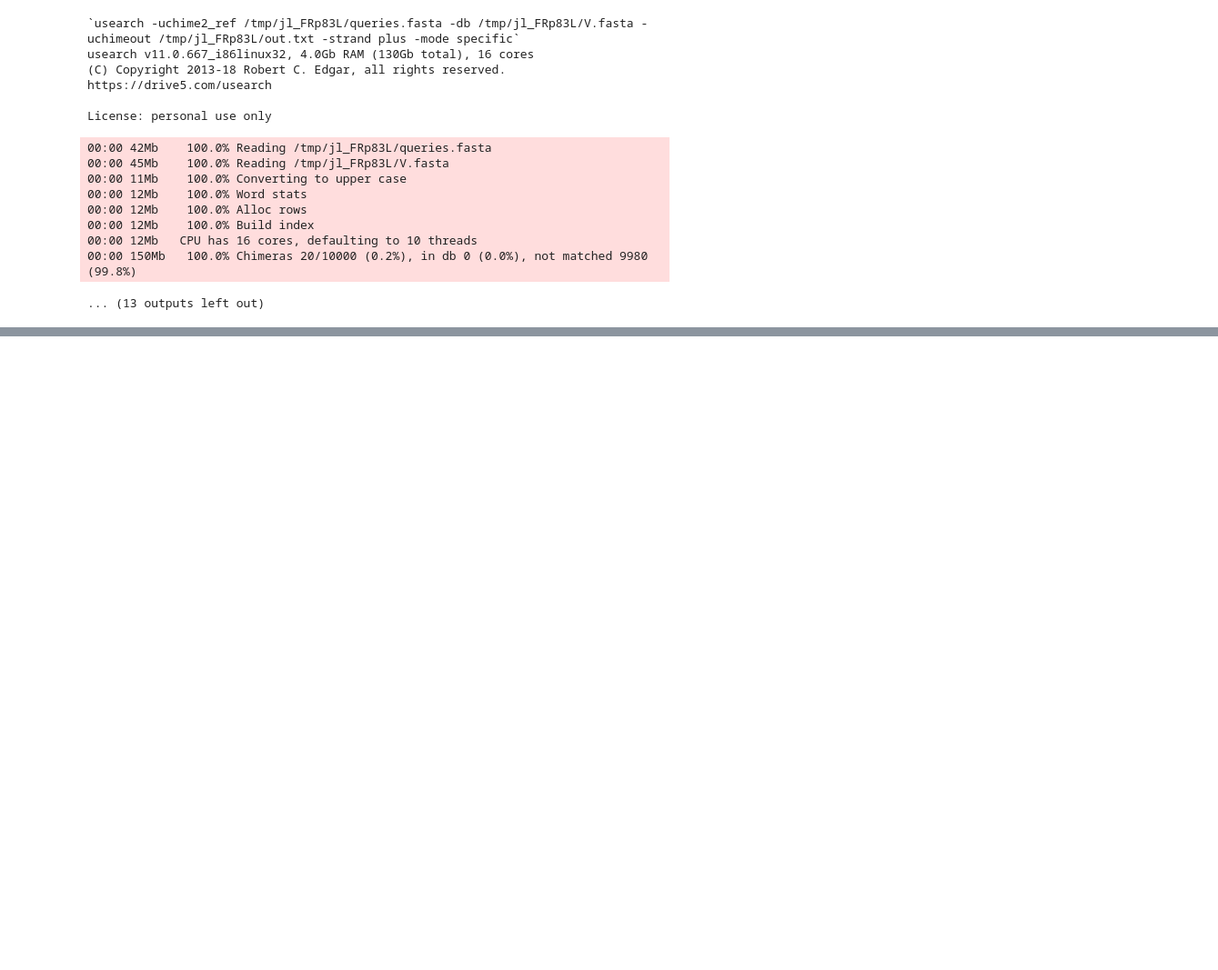
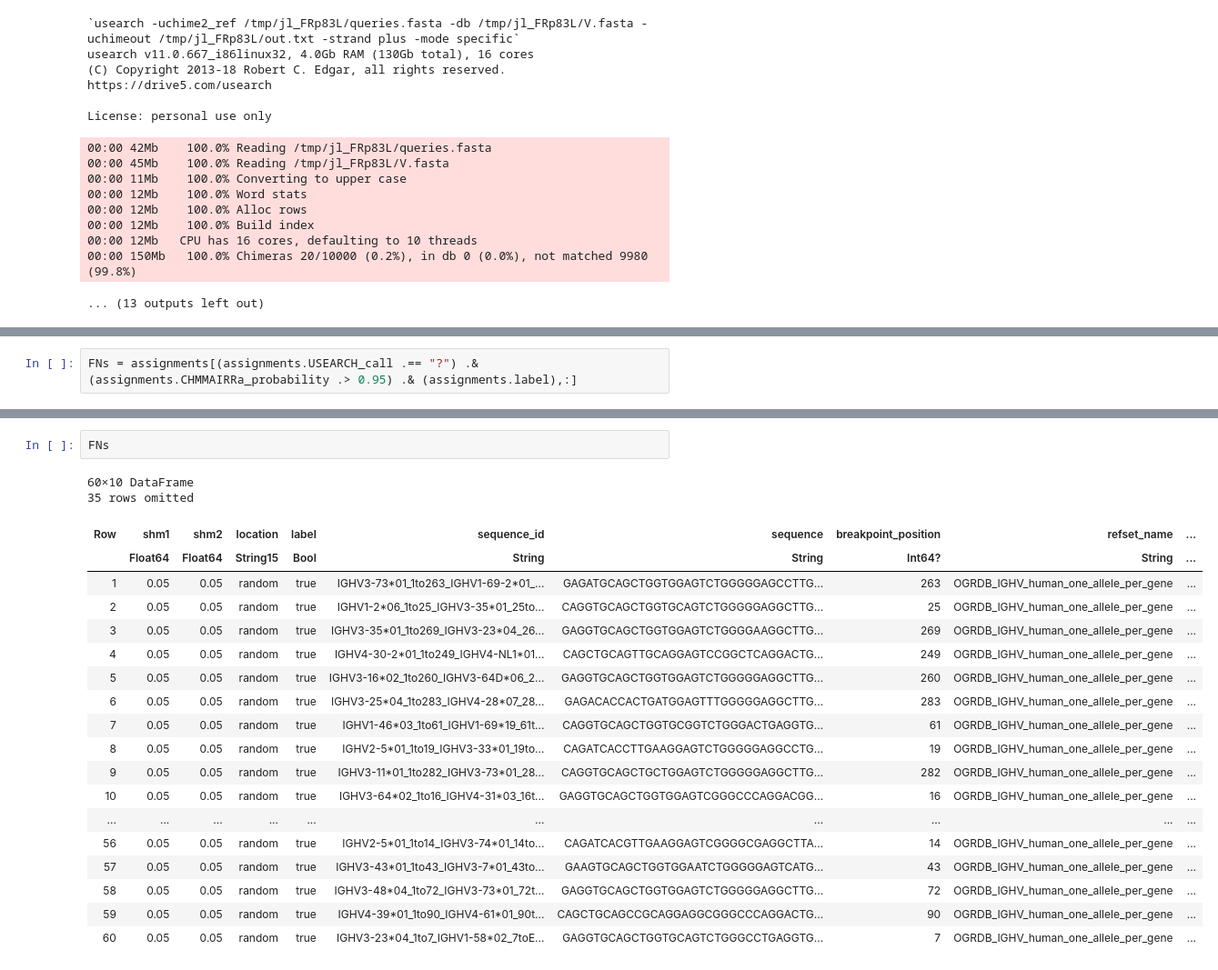
Before and after one commit to MurrellGroup/CHMMAIRRaAnalyses, a Jupyter notebook: notebooks/simulations.ipynb, the cells around one changed output, grey strips where cells are left out. Shown at 91% size. Drawn from its saved outputs; the diff is of its cells as text; blank space fills up the shorter version.

```diff
--- a/notebooks/simulations.ipynb
+++ b/notebooks/simulations.ipynb
@@ -1364,0 +2163,2 @@ end
+# %%
+FNs = assignments[(assignments.USEARCH_call .== "?") .& (assignments.CHMMAIRRa_probability .> 0.95) .& (assignments.label),:]
@@ -1364,0 +2176,23 @@ end
+# %%
+FNs
+# %% [output]
+60×10 DataFrame
+35 rows omitted
+| Row | shm1 | shm2 | location | label | sequence_id | sequence | breakpoint_position | refset_name | ... |
+|  | Float64 | Float64 | String15 | Bool | String | String | Int64? | String | ... |
+| 1 | 0.05 | 0.05 | random | true | IGHV3-73*01_1to263_IGHV1-69-2*01_... | GAGATGCAGCTGGTGGAGTCTGGGGGAGCCTTG... | 263 | OGRDB_IGHV_human_one_allele_per_gene | ... |
+| 2 | 0.05 | 0.05 | random | true | IGHV1-2*06_1to25_IGHV3-35*01_25to... | CAGGTGCAGCTGGTGCAGTCTGGGGGAGGCTTG... | 25 | OGRDB_IGHV_human_one_allele_per_gene | ... |
+| 3 | 0.05 | 0.05 | random | true | IGHV3-35*01_1to269_IGHV3-23*04_26... | GAGGTGCAGCTGGTGGAGTCTGGGGAAGGCTTG... | 269 | OGRDB_IGHV_human_one_allele_per_gene | ... |
+| 4 | 0.05 | 0.05 | random | true | IGHV4-30-2*01_1to249_IGHV4-NL1*01... | CAGCTGCAGTTGCAGGAGTCCGGCTCAGGACTG... | 249 | OGRDB_IGHV_human_one_allele_per_gene | ... |
+| 5 | 0.05 | 0.05 | random | true | IGHV3-16*02_1to260_IGHV3-64D*06_2... | GAGGTGCAGCTGGTGGAGTCTGGGGGAGGCTTG... | 260 | OGRDB_IGHV_human_one_allele_per_gene | ... |
+| 6 | 0.05 | 0.05 | random | true | IGHV3-25*04_1to283_IGHV4-28*07_28... | GAGACACCACTGATGGAGTTTGGGGGAGGCTTG... | 283 | OGRDB_IGHV_human_one_allele_per_gene | ... |
+| 7 | 0.05 | 0.05 | random | true | IGHV1-46*03_1to61_IGHV1-69*19_61t... | CAGGTGCAGCTGGTGCGGTCTGGGACTGAGGTG... | 61 | OGRDB_IGHV_human_one_allele_per_gene | ... |
+| 8 | 0.05 | 0.05 | random | true | IGHV2-5*01_1to19_IGHV3-33*01_19to... | CAGATCACCTTGAAGGAGTCTGGGGGAGGCCTG... | 19 | OGRDB_IGHV_human_one_allele_per_gene | ... |
+| 9 | 0.05 | 0.05 | random | true | IGHV3-11*01_1to282_IGHV3-73*01_28... | CAGGTGCAGCTGCTGGAGTCTGGGGGAGGCTTG... | 282 | OGRDB_IGHV_human_one_allele_per_gene | ... |
+| 10 | 0.05 | 0.05 | random | true | IGHV3-64*02_1to16_IGHV4-31*03_16t... | GAGGTGCAGCTGGTGGAGTCGGGCCCAGGACGG... | 16 | OGRDB_IGHV_human_one_allele_per_gene | ... |
+| ... | ... | ... | ... | ... | ... | ... | ... | ... | ... |
+| 56 | 0.05 | 0.05 | random | true | IGHV2-5*01_1to14_IGHV3-74*01_14to... | CAGATCACGTTGAAGGAGTCGGGGCGAGGCTTA... | 14 | OGRDB_IGHV_human_one_allele_per_gene | ... |
+| 57 | 0.05 | 0.05 | random | true | IGHV3-43*01_1to43_IGHV3-7*01_43to... | GAAGTGCAGCTGGTGGAATCTGGGGGAGTCATG... | 43 | OGRDB_IGHV_human_one_allele_per_gene | ... |
+| 58 | 0.05 | 0.05 | random | true | IGHV3-48*04_1to72_IGHV3-73*01_72t... | GAGGTGCAGCTGGTGGAGTCTGGGGGAGGCTTG... | 72 | OGRDB_IGHV_human_one_allele_per_gene | ... |
+| 59 | 0.05 | 0.05 | random | true | IGHV4-39*01_1to90_IGHV4-61*01_90t... | CAGCTGCAGCCGCAGGAGGCGGGCCCAGGACTG... | 90 | OGRDB_IGHV_human_one_allele_per_gene | ... |
+| 60 | 0.05 | 0.05 | random | true | IGHV3-23*04_1to7_IGHV1-58*02_7toE... | GAGGTGCAGCTGGTGCAGTCTGGGCCTGAGGTG... | 7 | OGRDB_IGHV_human_one_allele_per_gene | ... |
```
Also changed, not shown: parts of 75 cells of this notebook, 7 other files.
